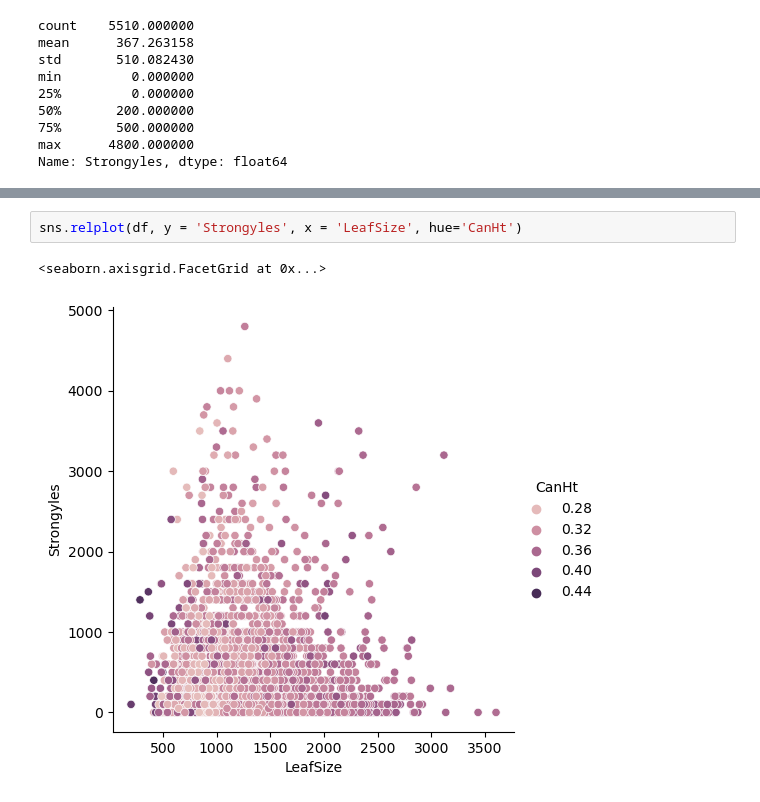
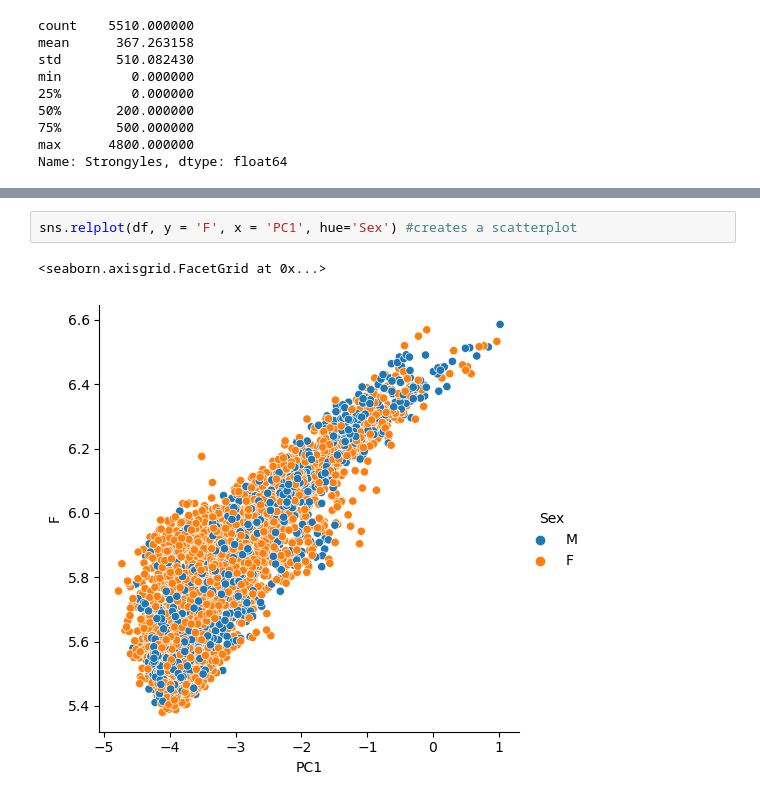
Before and after one commit to Obstghost/ds4bio, a Jupyter notebook: ppt3_ds4bio.ipynb, the cells around one changed output, grey strips where cells are left out. Cells and saved outputs as stored; diff of their text form.

```diff
--- a/ppt3_ds4bio.ipynb
+++ b/ppt3_ds4bio.ipynb
@@ -113,5 +110,5 @@ sns.displot(df, x='Strongyles', hue='AgeCat', bins = 15)
 # %%
-sns.relplot(df, y = 'Strongyles', x = 'LeafSize', hue='CanHt')
+sns.relplot(df, y = 'F', x = 'PC1', hue='Sex') #creates a scatterplot
 # %% [output]
 <seaborn.axisgrid.FacetGrid at 0x...>
-[figure, old version]
+[figure, new version]
```
Also changed, not shown: parts of 11 cells of this notebook.
